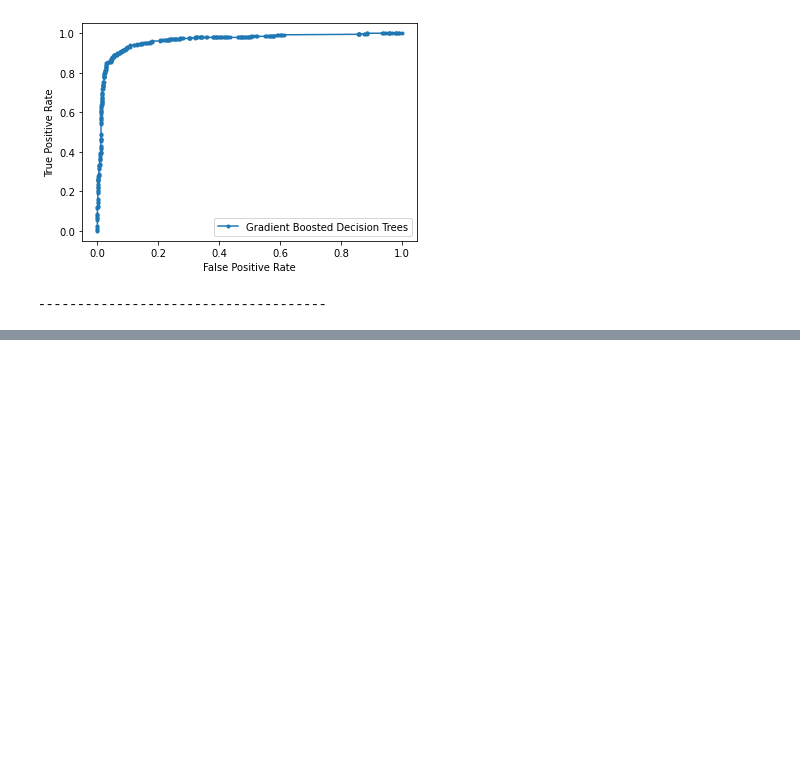
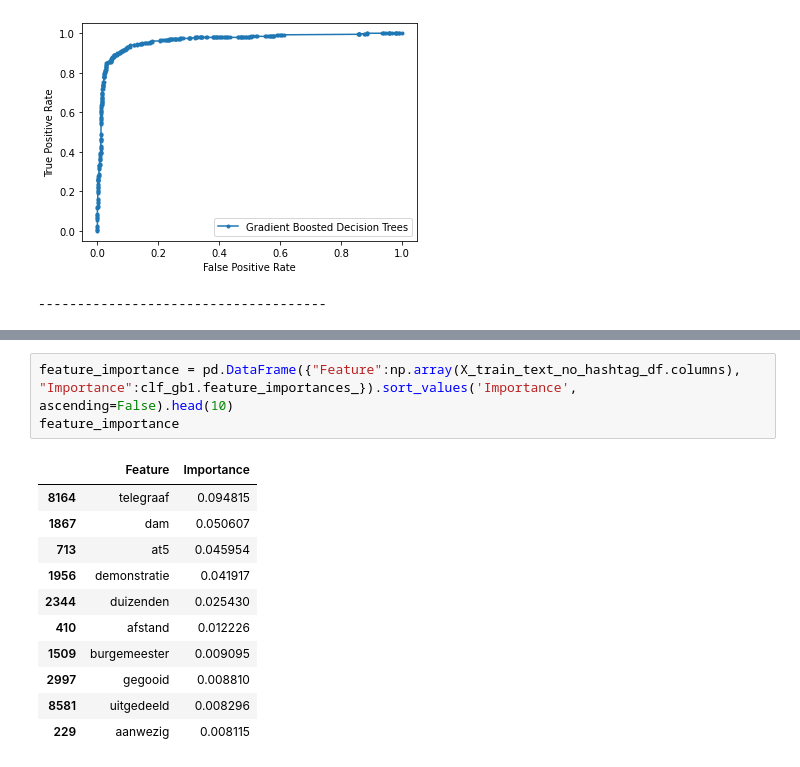
Before and after one commit to jorenman/early-warning-incidents-using-twitter, a Jupyter notebook: Modelling/Gradient Boosted Decision Trees.ipynb, the cells around one changed output, grey strips where cells are left out. Cells and saved outputs as stored; diff of their text form; blank space fills up the shorter version.

```diff
--- a/Modelling/Gradient Boosted Decision Trees.ipynb
+++ b/Modelling/Gradient Boosted Decision Trees.ipynb
@@ -215,0 +220,15 @@ Gradient Boosted Decision Trees: ROC AUC=0.964
+# %%
+feature_importance = pd.DataFrame({"Feature":np.array(X_train_text_no_hashtag_df.columns), "Importance":clf_gb1.feature_importances_}).sort_values('Importance', ascending=False).head(10)
+feature_importance
+# %% [output]
+|  | Feature | Importance |
+| 8164 | telegraaf | 0.094815 |
+| 1867 | dam | 0.050607 |
+| 713 | at5 | 0.045954 |
+| 1956 | demonstratie | 0.041917 |
+| 2344 | duizenden | 0.025430 |
+| 410 | afstand | 0.012226 |
+| 1509 | burgemeester | 0.009095 |
+| 2997 | gegooid | 0.008810 |
+| 8581 | uitgedeeld | 0.008296 |
+| 229 | aanwezig | 0.008115 |
```
Also changed, not shown: parts of 2 cells of this notebook, 3 other files.
